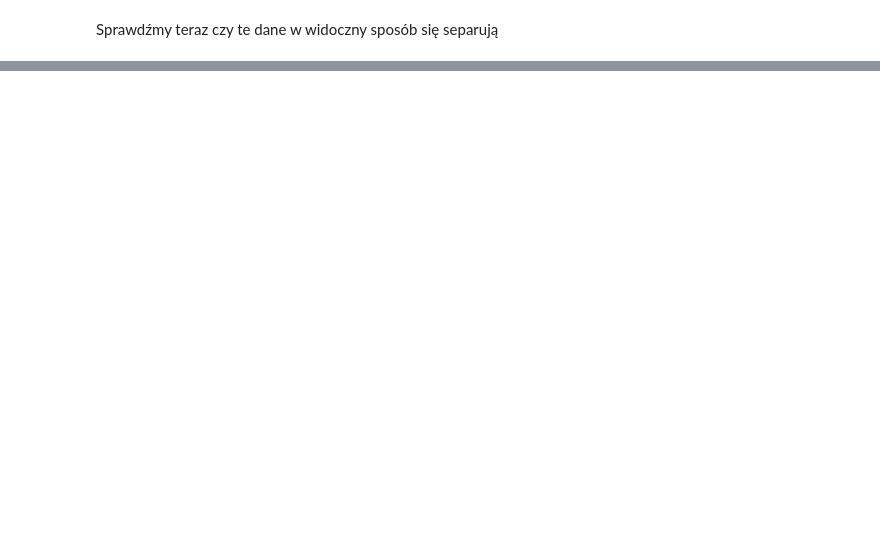
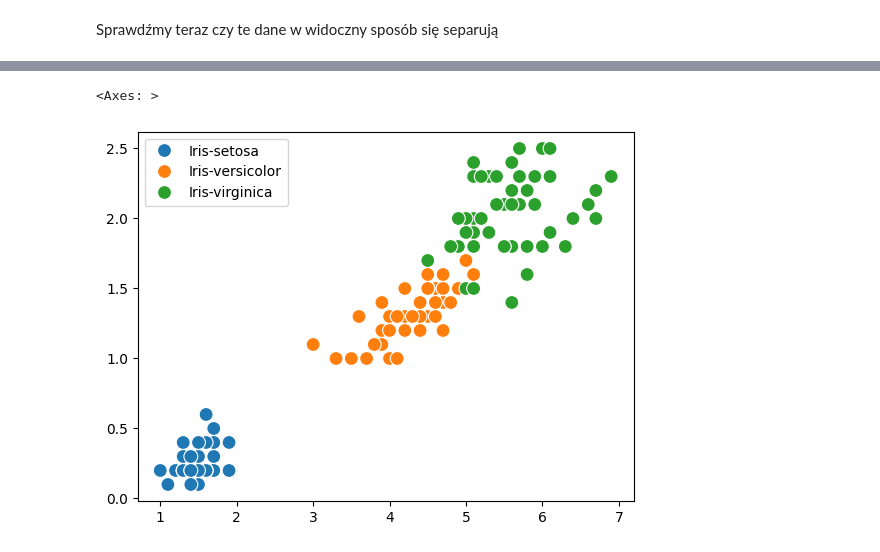
Before and after one commit to jgrynczewski/python_rozszerzenie_ds_27_04_2024, a Jupyter notebook: wizualizacja.ipynb, the cells around one changed output, grey strips where cells are left out. Saved outputs shown, nothing was run; the diff lists cells and outputs as text; code cells hidden in the pictures; blank space fills up the shorter version.

```diff
--- a/wizualizacja.ipynb
+++ b/wizualizacja.ipynb
@@ -41,2 +180,6 @@ Sprawdźmy teraz czy te dane w widoczny sposób się separują
 # %%
 # zgrupowania płatków petal z etykietami
+sns.scatterplot(x=petal_length_arr, y=petal_width_arr, hue=labels, s=100)
+# %% [output]
+<Axes: >
+[figure, added]
```
Also changed, not shown: parts of 10 cells of this notebook, 1 other file.
